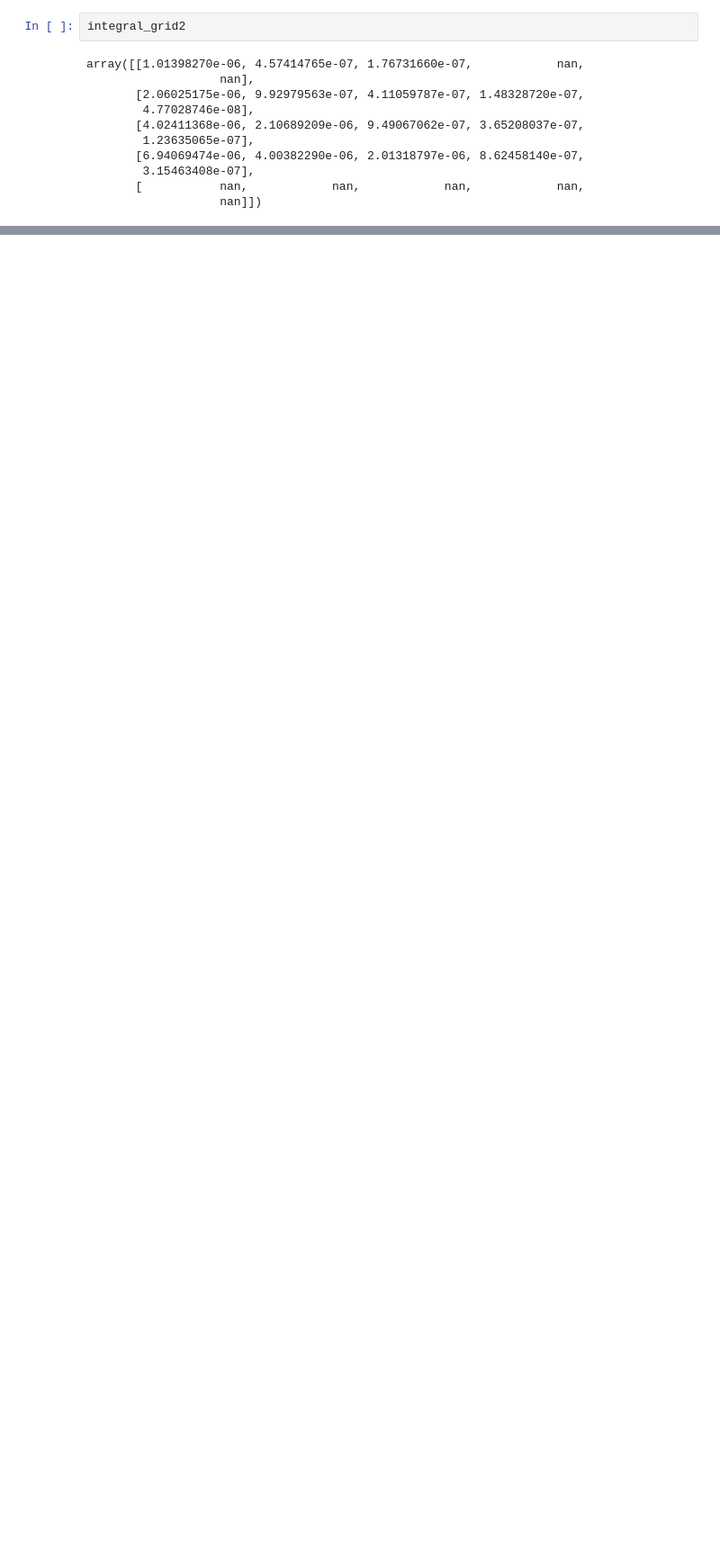
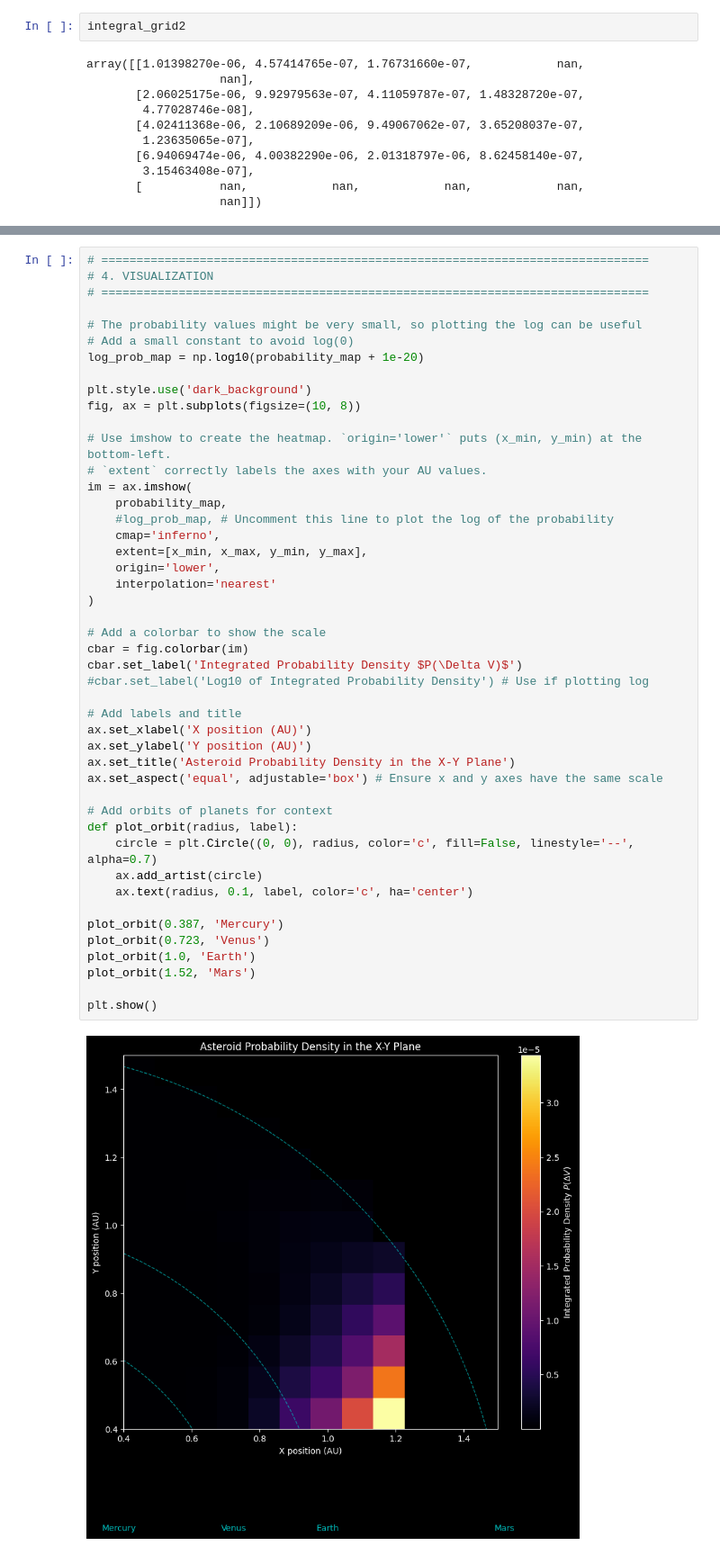
Before and after one commit to JuanitaAgudelo/TesisRepo, a Jupyter notebook: density_space_mapping/z_grid_mapping.ipynb, the cells around one changed output, grey strips where cells are left out. Shown at 90% size. Drawn from its saved outputs; the diff is of its cells as text; blank space fills up the shorter version.

Commit message:
mapping version 2 with plot

```diff
--- a/density_space_mapping/z_grid_mapping.ipynb
+++ b/density_space_mapping/z_grid_mapping.ipynb
@@ -268,0 +486,48 @@ plt.show()
+# %%
+# ==============================================================================
+# 4. VISUALIZATION
+# ==============================================================================
+
+# The probability values might be very small, so plotting the log can be useful
+# Add a small constant to avoid log(0)
+log_prob_map = np.log10(probability_map + 1e-20)
+
+plt.style.use('dark_background')
+fig, ax = plt.subplots(figsize=(10, 8))
+
+# Use imshow to create the heatmap. `origin='lower'` puts (x_min, y_min) at the bottom-left.
+# `extent` correctly labels the axes with your AU values.
+im = ax.imshow(
+    probability_map,
+    #log_prob_map, # Uncomment this line to plot the log of the probability
+    cmap='inferno',
+    extent=[x_min, x_max, y_min, y_max],
+    origin='lower',
+    interpolation='nearest'
+)
+
+# Add a colorbar to show the scale
+cbar = fig.colorbar(im)
+cbar.set_label('Integrated Probability Density $P(\Delta V)$')
+#cbar.set_label('Log10 of Integrated Probability Density') # Use if plotting log
+
+# Add labels and title
+ax.set_xlabel('X position (AU)')
+ax.set_ylabel('Y position (AU)')
+ax.set_title('Asteroid Probability Density in the X-Y Plane')
+ax.set_aspect('equal', adjustable='box') # Ensure x and y axes have the same scale
+
+# Add orbits of planets for context
+def plot_orbit(radius, label):
+    circle = plt.Circle((0, 0), radius, color='c', fill=False, linestyle='--', alpha=0.7)
+    ax.add_artist(circle)
+    ax.text(radius, 0.1, label, color='c', ha='center')
+
+plot_orbit(0.387, 'Mercury')
+plot_orbit(0.723, 'Venus')
+plot_orbit(1.0, 'Earth')
+plot_orbit(1.52, 'Mars')
+
+plt.show()
+# %% [output]
+[figure, added]
```
Also changed, not shown: parts of 6 cells of this notebook, 1 other file.
